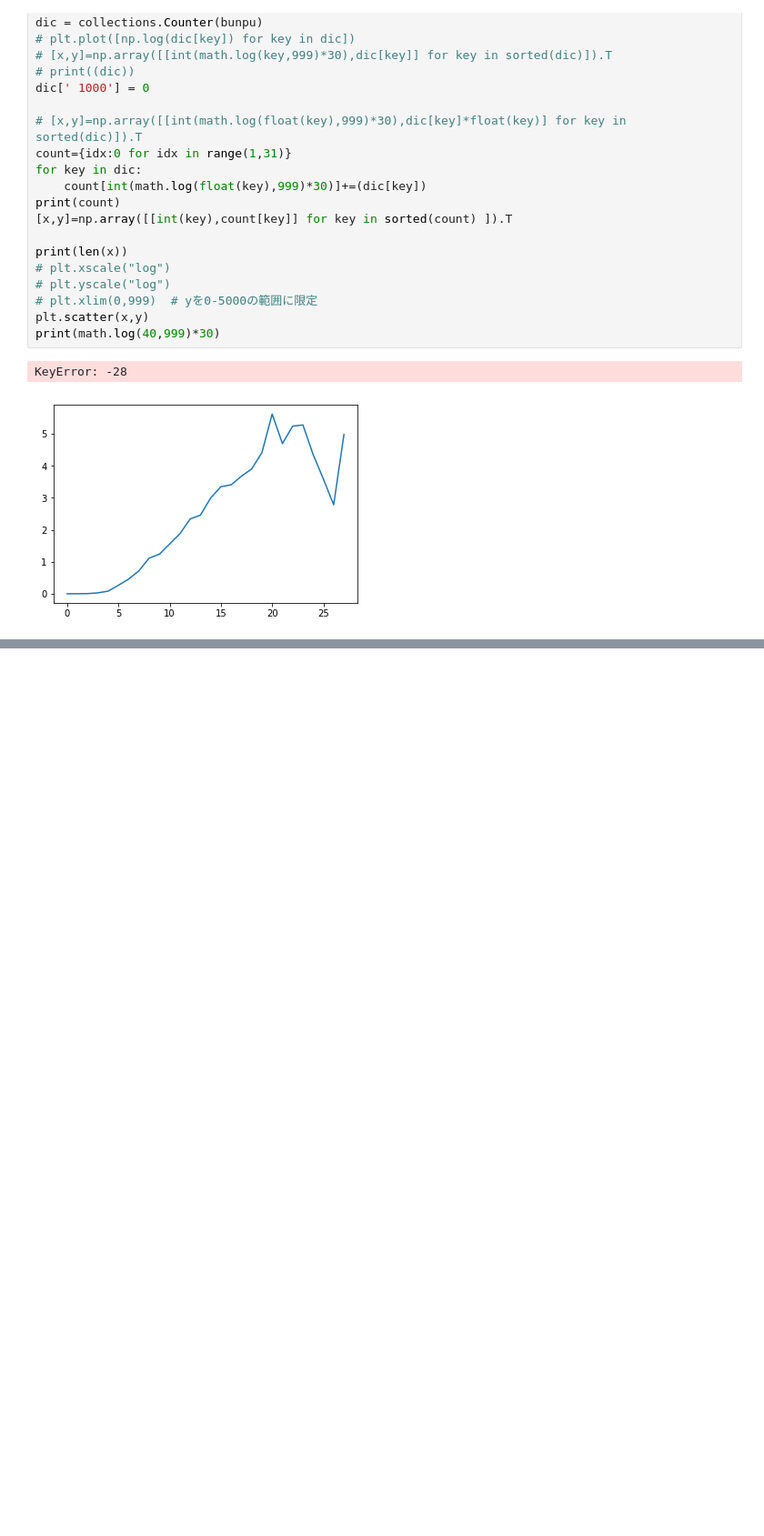
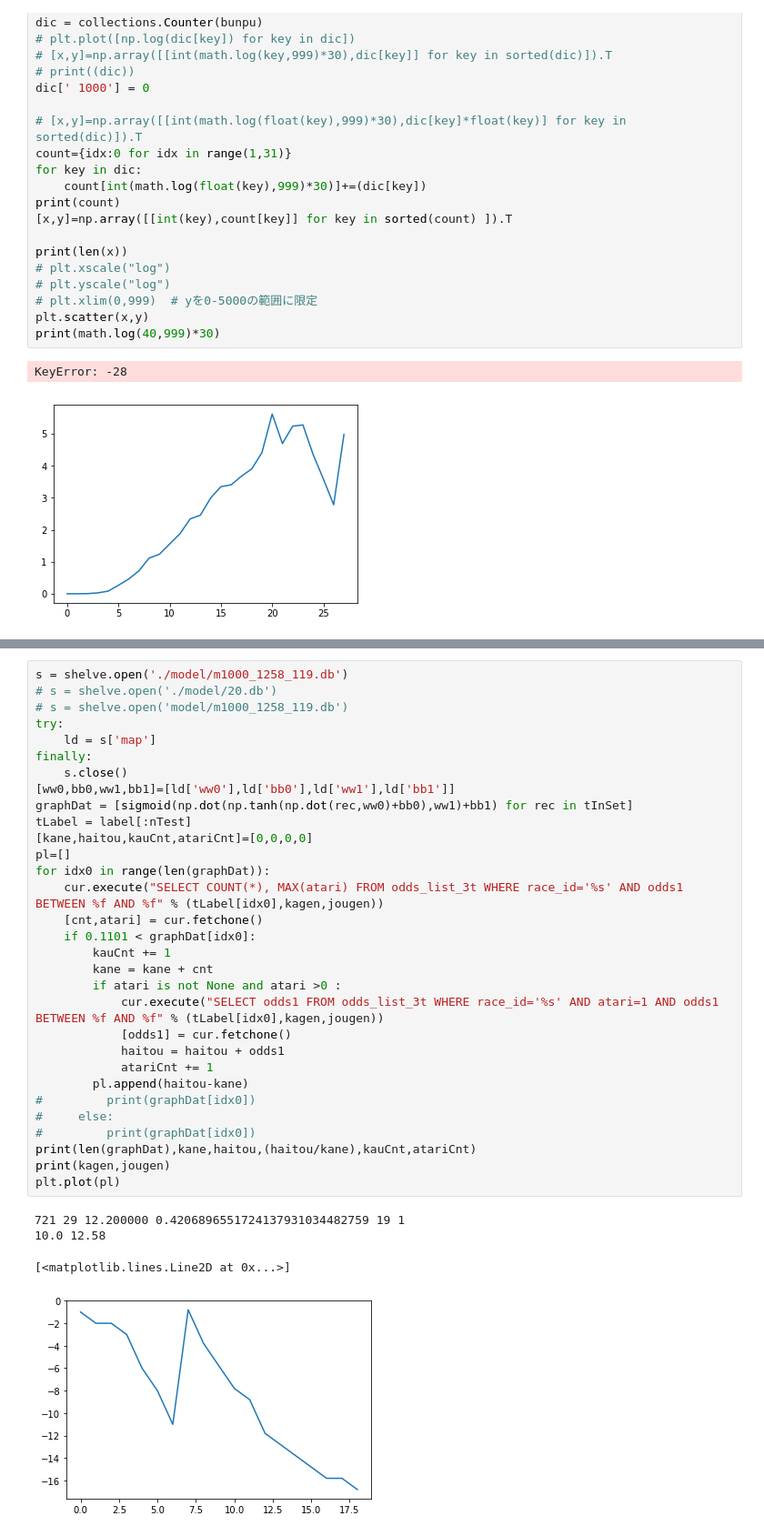
Before and after one commit to blkd13/nnpython, a Jupyter notebook: Untitled_bk3.ipynb, the cells around one changed output, grey strips where cells are left out. Shown: that part at 91% size. Drawn from its saved outputs; the diff is of its cells as text; blank space fills up the shorter version.

```diff
--- a/Untitled_bk3.ipynb
+++ b/Untitled_bk3.ipynb
@@ -546,0 +536,36 @@ else:
+# %%
+s = shelve.open('./model/m1000_1258_119.db')
+# s = shelve.open('./model/20.db')
+# s = shelve.open('model/m1000_1258_119.db')
+try:
+    ld = s['map']
+finally:
+    s.close()
+[ww0,bb0,ww1,bb1]=[ld['ww0'],ld['bb0'],ld['ww1'],ld['bb1']]
+graphDat = [sigmoid(np.dot(np.tanh(np.dot(rec,ww0)+bb0),ww1)+bb1) for rec in tInSet]
+tLabel = label[:nTest]
+[kane,haitou,kauCnt,atariCnt]=[0,0,0,0]
+pl=[]
+for idx0 in range(len(graphDat)):
+    cur.execute("SELECT COUNT(*), MAX(atari) FROM odds_list_3t WHERE race_id='%s' AND odds1 BETWEEN %f AND %f" % (tLabel[idx0],kagen,jougen))
+    [cnt,atari] = cur.fetchone()
+    if 0.1101 < graphDat[idx0]:
+        kauCnt += 1
+        kane = kane + cnt
+        if atari is not None and atari >0 :
+            cur.execute("SELECT odds1 FROM odds_list_3t WHERE race_id='%s' AND atari=1 AND odds1 BETWEEN %f AND %f" % (tLabel[idx0],kagen,jougen))
+            [odds1] = cur.fetchone()
+            haitou = haitou + odds1
+            atariCnt += 1
+        pl.append(haitou-kane)
+#         print(graphDat[idx0])
+#     else:
+#         print(graphDat[idx0])
+print(len(graphDat),kane,haitou,(haitou/kane),kauCnt,atariCnt)
+print(kagen,jougen)
+plt.plot(pl)
+# %% [output]
+721 29 12.200000 0.4206896551724137931034482759 19 1
+10.0 12.58
+[<matplotlib.lines.Line2D at 0x...>]
+[figure, added]
```
Also changed, not shown: parts of 5 cells of this notebook, 3 other files.
